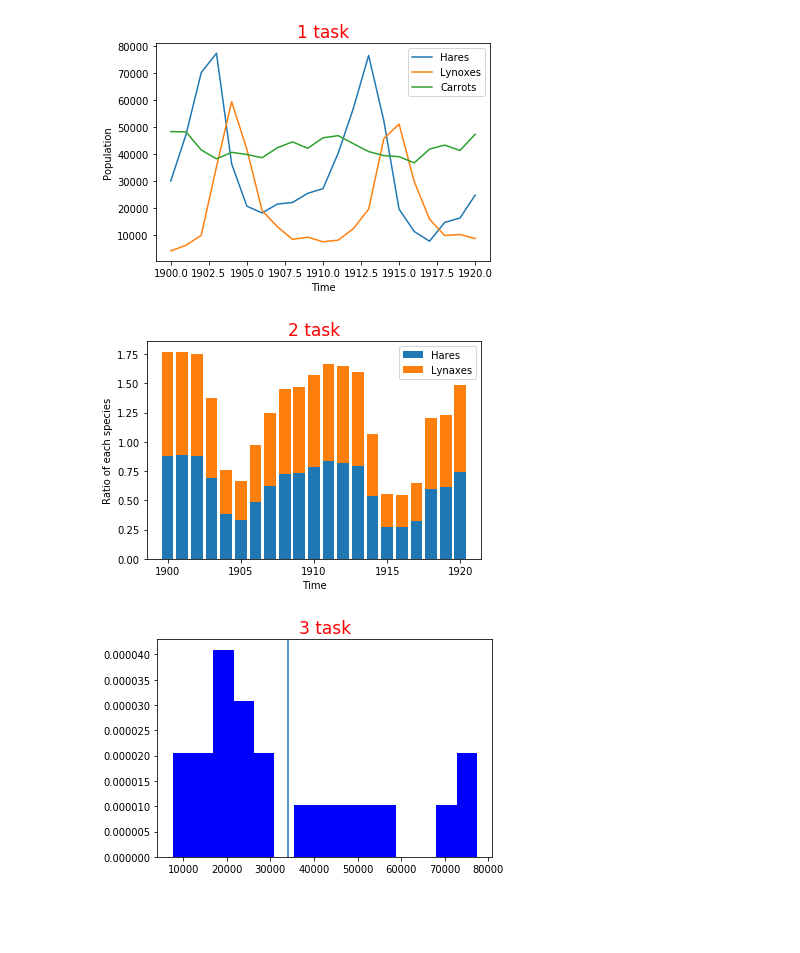
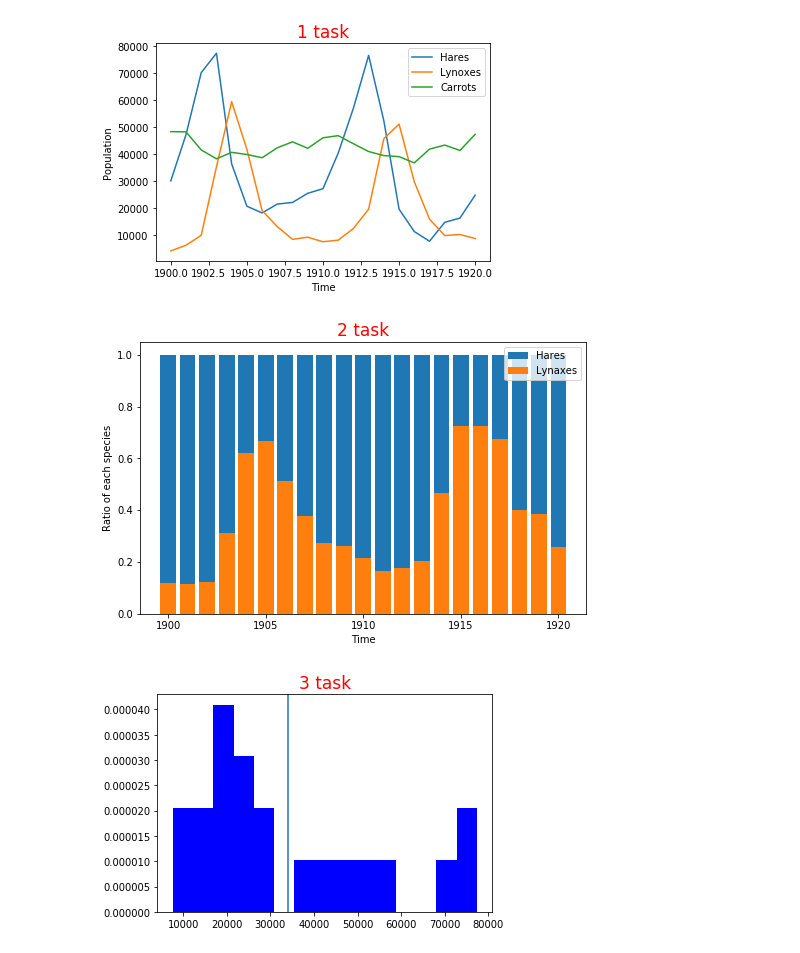
Before and after one commit to malyavkoAA/statprak, a Jupyter notebook: Statprak_3.ipynb, the cells around one changed output. Drawn from its saved outputs; the diff is of its cells as text; code cells hidden in the pictures; blank space fills up the shorter version.

```diff
--- a/Statprak_3.ipynb
+++ b/Statprak_3.ipynb
@@ -15,15 +15,16 @@ plt.show()
 [figure]
 # %%
 total = arr[:, 1:3].sum(axis = 1)
-plt.bar(arr[:,0], arr[:, 1]/total, label = "Hares")
-plt.bar(arr[:,0], arr[:, 1]/total, bottom = arr[:,1]/total, label = "Lynaxes")
+plt.figure(1, figsize=(8, 5))
+plt.bar(arr[:,0], arr[:, 1]/total, bottom = arr[:, 2]/total, label = "Hares")
+plt.bar(arr[:,0], arr[:, 2]/total, label = "Lynaxes")
 plt.xlabel("Time")
 plt.ylabel("Ratio of each species")
 plt.legend()
 plt.title('2 task', fontsize=17, color='red')
 plt.show()
 # %% [output]
-[figure, old version]
+[figure, new version]
 # %%
 plt.hist(arr[:, 1], bins = 15, density = 1, facecolor='b')
 plt.axvline(arr[:, 1].mean())
```
